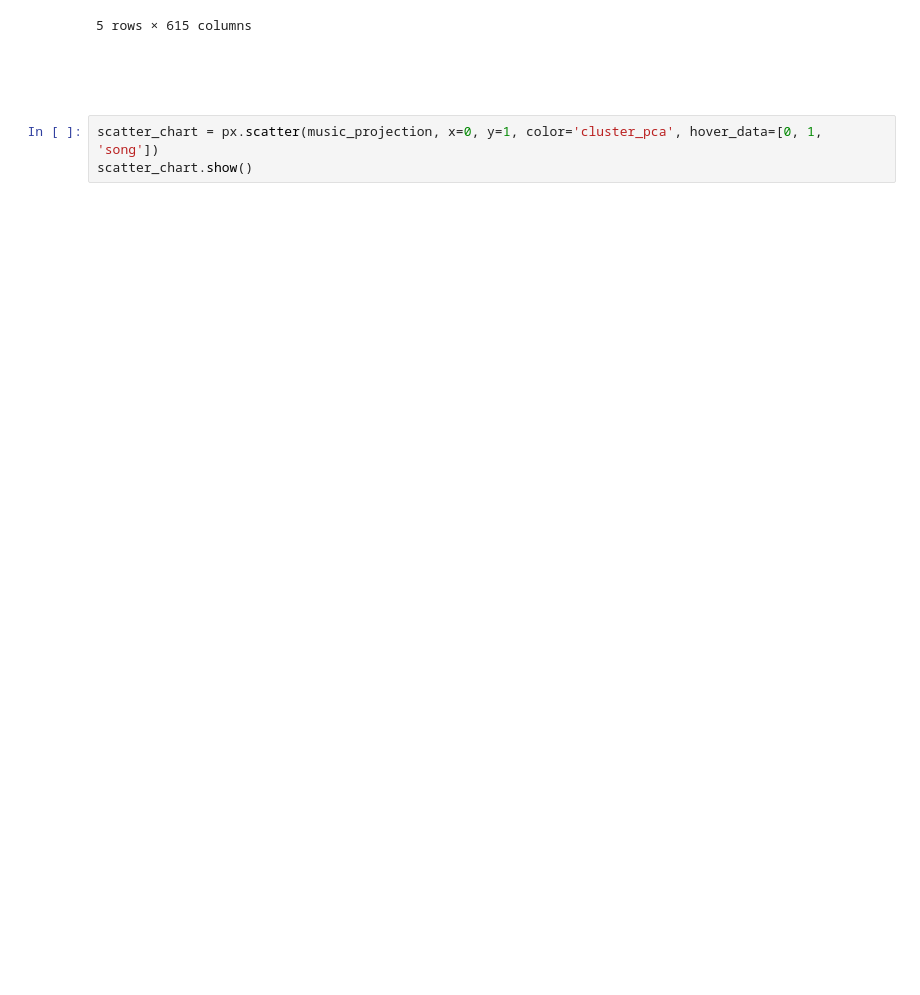
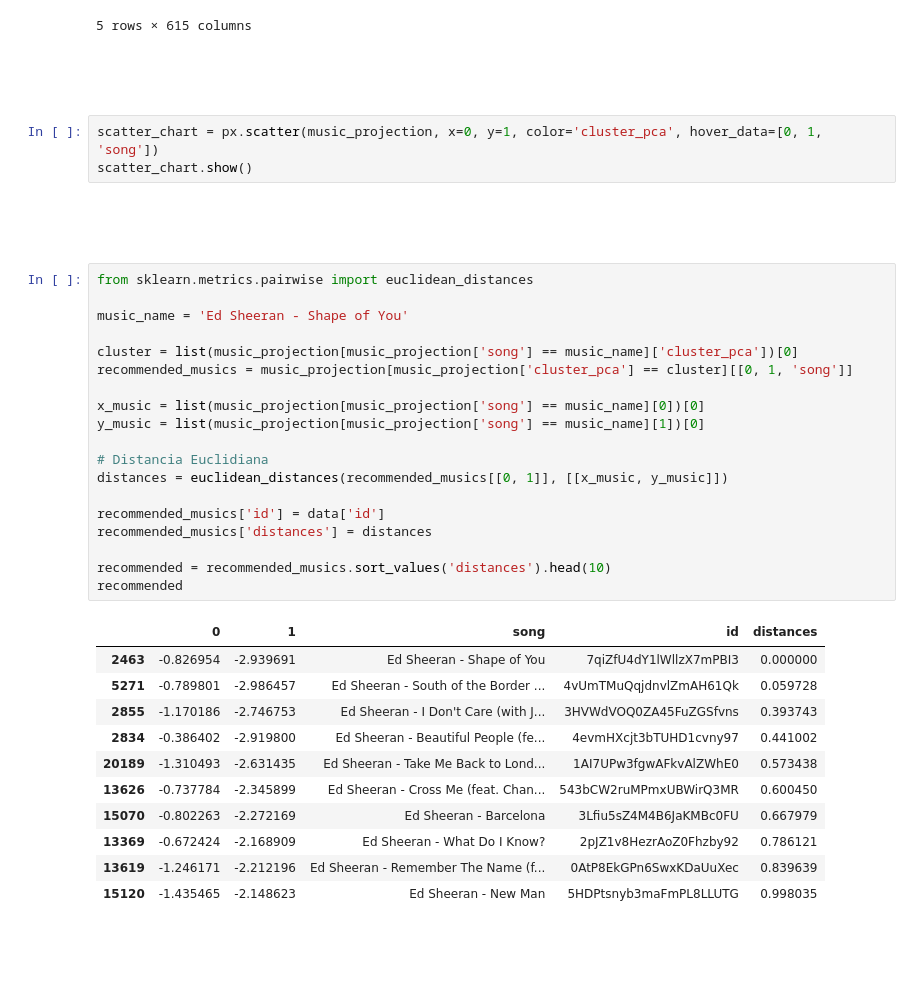
Before and after one commit to NEVI0/machine-learning-studies, a Jupyter notebook: musics-recomendation.ipynb, the cells around one changed output. Drawn from its saved outputs; the diff is of its cells as text; blank space fills up the shorter version.

Commit message:
feat: finishing music recomendation project

```diff
--- a/musics-recomendation.ipynb
+++ b/musics-recomendation.ipynb
@@ -255,3 +255,42 @@ music_projection.head()
 # %%
 scatter_chart = px.scatter(music_projection, x=0, y=1, color='cluster_pca', hover_data=[0, 1, 'song'])
 scatter_chart.show()
+# %% [markdown]
+<h4 style="color: #fff;">
+    Recomendação a música
+</h4>
+# %%
+from sklearn.metrics.pairwise import euclidean_distances
+
+music_name = 'Ed Sheeran - Shape of You'
+
+cluster = list(music_projection[music_projection['song'] == music_name]['cluster_pca'])[0]
+recommended_musics = music_projection[music_projection['cluster_pca'] == cluster][[0, 1, 'song']]
+
+x_music = list(music_projection[music_projection['song'] == music_name][0])[0]
+y_music = list(music_projection[music_projection['song'] == music_name][1])[0]
+
+# Distancia Euclidiana
+distances = euclidean_distances(recommended_musics[[0, 1]], [[x_music, y_music]])
+
+recommended_musics['id'] = data['id']
+recommended_musics['distances'] = distances
+
+recommended = recommended_musics.sort_values('distances').head(10)
+recommended
+# %% [output]
+|  | 0 | 1 | song | id | distances |
+| 2463 | -0.826954 | -2.939691 | Ed Sheeran - Shape of You | 7qiZfU4dY1lWllzX7mPBI3 | 0.000000 |
+| 5271 | -0.789801 | -2.986457 | Ed Sheeran - South of the Border ... | 4vUmTMuQqjdnvlZmAH61Qk | 0.059728 |
+| 2855 | -1.170186 | -2.746753 | Ed Sheeran - I Don't Care (with J... | 3HVWdVOQ0ZA45FuZGSfvns | 0.393743 |
+| 2834 | -0.386402 | -2.919800 | Ed Sheeran - Beautiful People (fe... | 4evmHXcjt3bTUHD1cvny97 | 0.441002 |
+| 20189 | -1.310493 | -2.631435 | Ed Sheeran - Take Me Back to Lond... | 1AI7UPw3fgwAFkvAlZWhE0 | 0.573438 |
+| 13626 | -0.737784 | -2.345899 | Ed Sheeran - Cross Me (feat. Chan... | 543bCW2ruMPmxUBWirQ3MR | 0.600450 |
+| 15070 | -0.802263 | -2.272169 | Ed Sheeran - Barcelona | 3Lfiu5sZ4M4B6JaKMBc0FU | 0.667979 |
+| 13369 | -0.672424 | -2.168909 | Ed Sheeran - What Do I Know? | 2pJZ1v8HezrAoZ0Fhzby92 | 0.786121 |
+| 13619 | -1.246171 | -2.212196 | Ed Sheeran - Remember The Name (f... | 0AtP8EkGPn6SwxKDaUuXec | 0.839639 |
+| 15120 | -1.435465 | -2.148623 | Ed Sheeran - New Man | 5HDPtsnyb3maFmPL8LLUTG | 0.998035 |
+# %% [markdown]
+<h4 style="color: #fff;">
+    Biblioteca do Spotify
+</h4>
```
Also changed, not shown: parts of 13 cells of this notebook.
